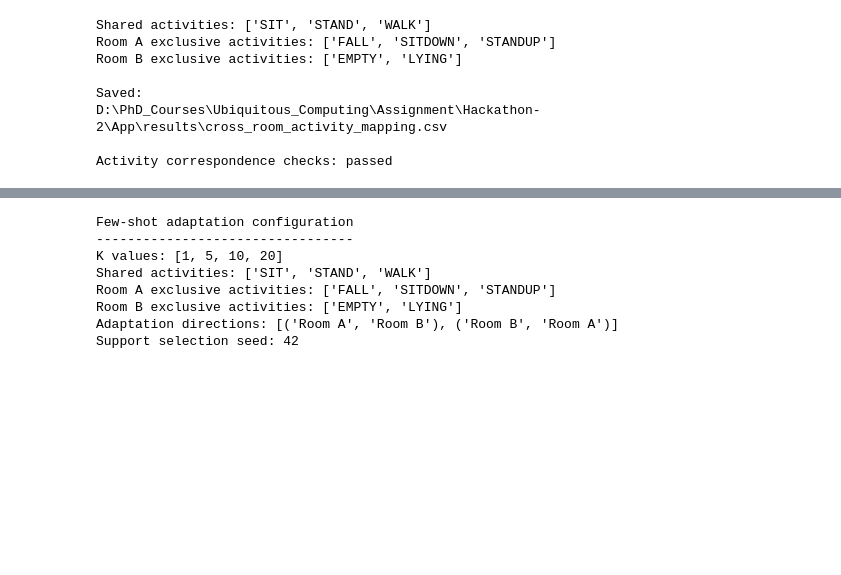
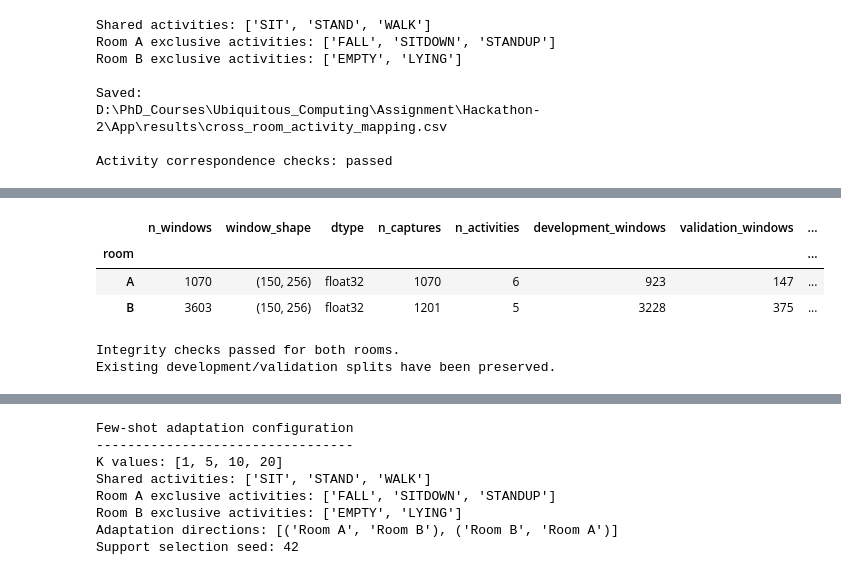
Before and after one commit to Krisna-Sah-Teli/cross-room-few-shot-adaptation, a Jupyter notebook: App/main_notebook.ipynb, the cells around one changed output, grey strips where cells are left out. Cells and saved outputs as stored; diff of their text form; code cells hidden in the pictures; blank space fills up the shorter version.

```diff
--- a/App/main_notebook.ipynb
+++ b/App/main_notebook.ipynb
@@ -2907,0 +4803,60 @@ Activity correspondence checks: passed
+# %%
+# ============================================================
+# Section 13 — Task 2: Learn Without Labels
+# Step 13.1 — Load and Audit Existing Dataset Artifacts
+# ============================================================
+#
+# Description:
+# Load the saved Room A and Room B tensors and windows metadata
+# using the reusable task2_data module.
+#
+# The module checks tensor dimensions, finite values, metadata
+# alignment, unique window IDs, valid split names, and capture-
+# level split integrity.
+#
+# This step does not regenerate data, modify splits, or train
+# any model.
+# ============================================================
+
+from scripts.task2_data import (
+    load_room_artifacts,
+    summarize_room_artifacts,
+)
+
+# Load saved artifacts and run integrity checks.
+X_room_a_task2, room_a_metadata_task2 = load_room_artifacts(
+    OUTPUT_DIR, "a"
+)
+
+X_room_b_task2, room_b_metadata_task2 = load_room_artifacts(
+    OUTPUT_DIR, "b"
+)
+
+# Build a compact summary of both datasets.
+task2_artifact_summary = pd.DataFrame([
+    summarize_room_artifacts(
+        X_room_a_task2,
+        room_a_metadata_task2,
+        room="a",
+    ),
+    summarize_room_artifacts(
+        X_room_b_task2,
+        room_b_metadata_task2,
+        room="b",
+    ),
+])
+
+# Present the results with rooms as rows.
+display(
+    task2_artifact_summary.set_index("room")
+)
+
+print("\nIntegrity checks passed for both rooms.")
+print("Existing development/validation splits have been preserved.")
+# %% [output]
+|  | n_windows | window_shape | dtype | n_captures | n_activities | development_windows | validation_windows | ... |
+| room |  |  |  |  |  |  |  | ... |
+| A | 1070 | (150, 256) | float32 | 1070 | 6 | 923 | 147 | ... |
+| B | 3603 | (150, 256) | float32 | 1201 | 5 | 3228 | 375 | ... |
+Integrity checks passed for both rooms.
+Existing development/validation splits have been preserved.
```
Also changed, not shown: parts of 232 cells of this notebook, 4 other files.
